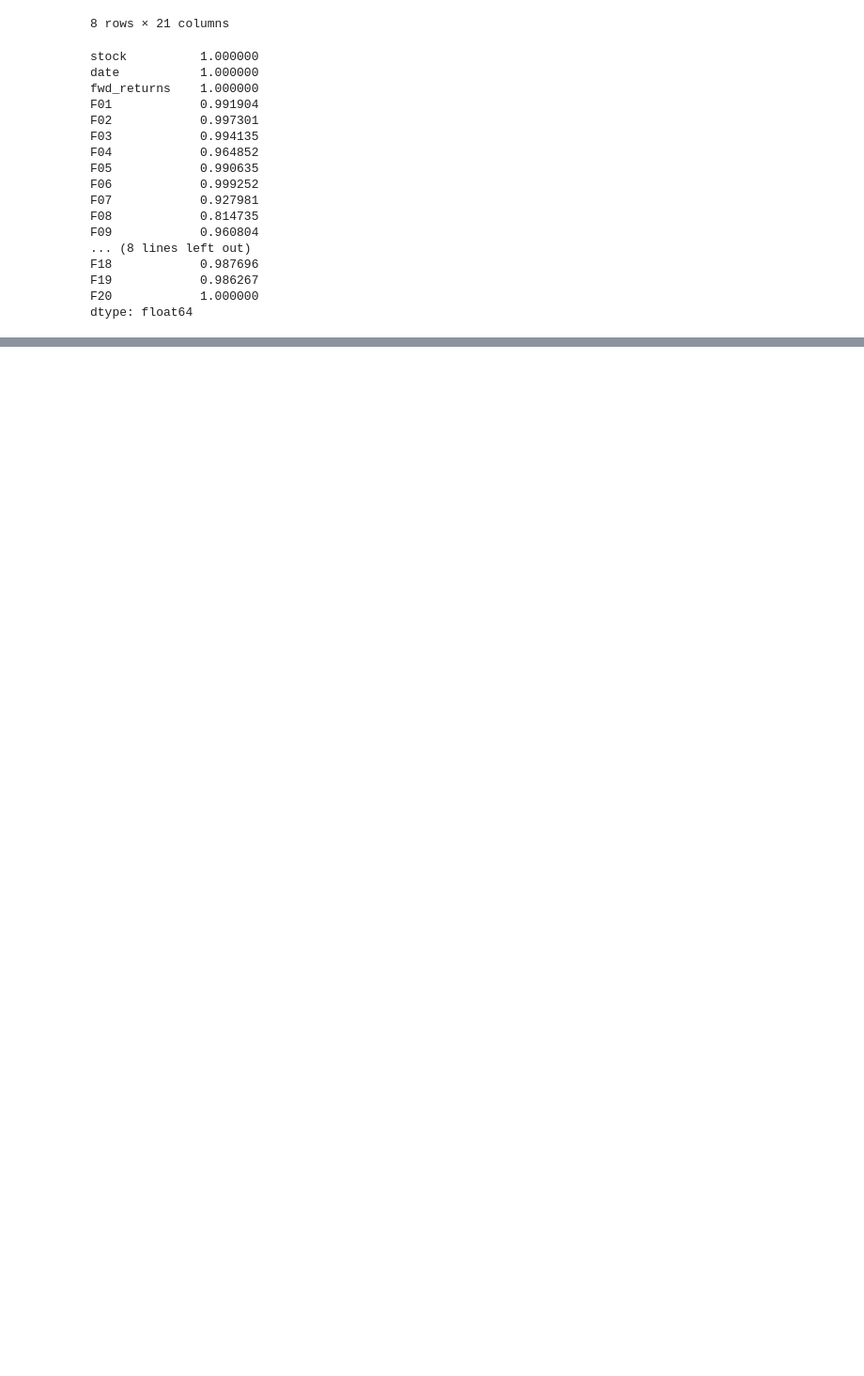
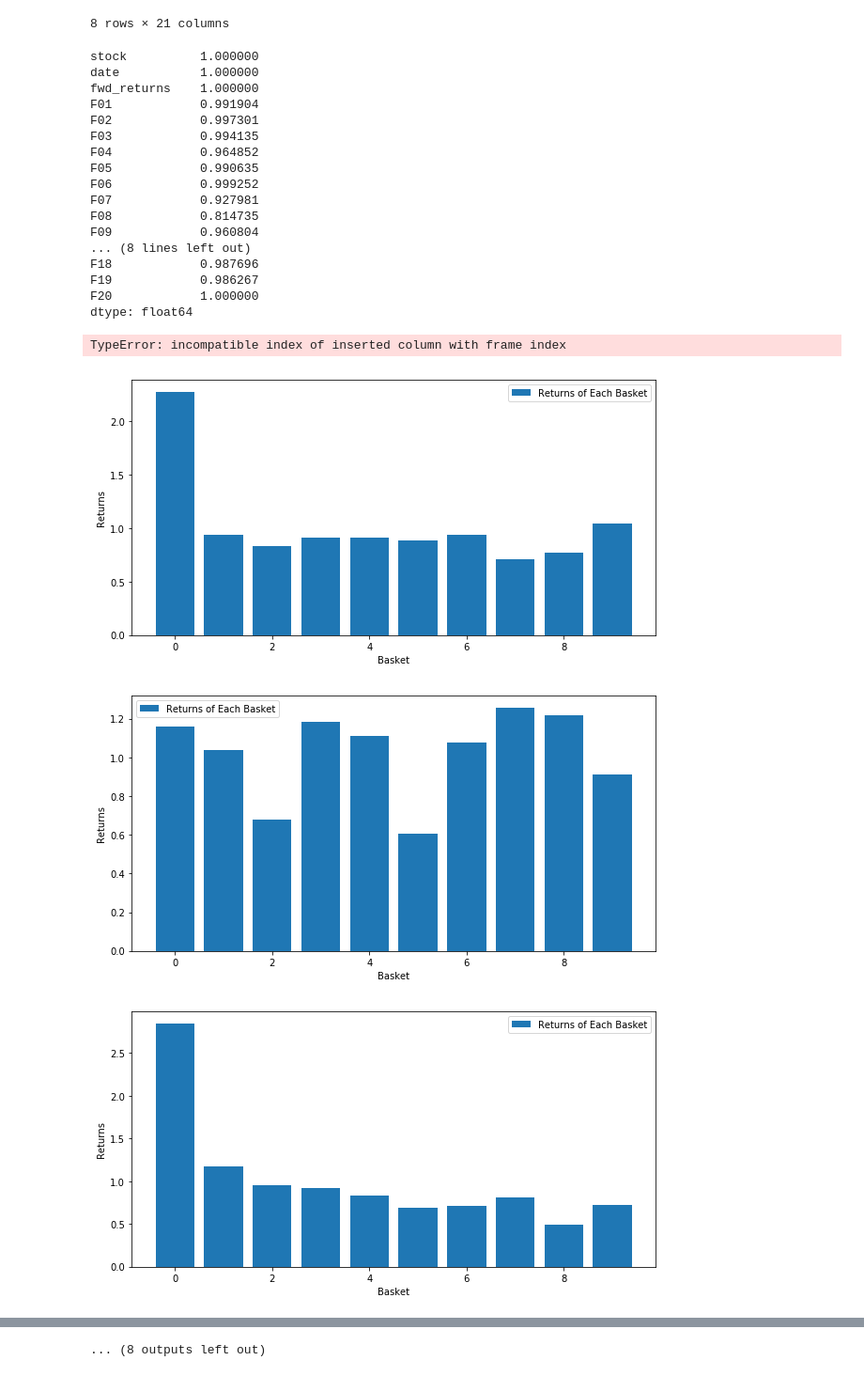
Before and after one commit to potato1996/jyl-repo, a Jupyter notebook: Untitled.ipynb, the cells around one changed output, grey strips where cells are left out. Shown at 94% size. Cells and saved outputs as stored; diff of their text form; code cells hidden in the pictures; blank space fills up the shorter version.

```diff
--- a/Untitled.ipynb
+++ b/Untitled.ipynb
@@ -44,0 +70,29 @@ dtype: float64
+# %%
+ori_data['F03'] = ori_data.groupby(['date', 'F02'])['F03'].mean()
+# %% [output]
+TypeError: incompatible index of inserted column with frame index
+# %%
+for i in range(1, 21):
+    factor_string = 'F' + '{0:02d}'.format(i)
+    filtered_data = ori_data[ori_data[factor_string].notna()] # Need change
+    sorted_data = filtered_data.sort_values(factor_string)
+
+    number_of_baskets = 10
+    basket_returns = np.zeros(number_of_baskets)
+    chunk_size = math.floor(sorted_data[factor_string].count() / number_of_baskets)
+    for j in range(number_of_baskets):
+        start = j * chunk_size
+        end = (j + 1) * chunk_size
+        basket_returns[j] = sorted_data[start:end]['fwd_returns'].mean()
+
+    # Plot
+    plt.figure(figsize=(10,5))
+    plt.bar(range(number_of_baskets), basket_returns)
+    plt.ylabel('Returns')
+    plt.xlabel('Basket')
+    plt.legend(['Returns of Each Basket'])
+    plt.show()
+# %% [output]
+[figure, added]
+[figure, added]
+[figure, added]
@@ -44,0 +108 @@ dtype: float64
+... (8 outputs left out)
```
Also changed, not shown: parts of 7 cells of this notebook, 4 other files.
